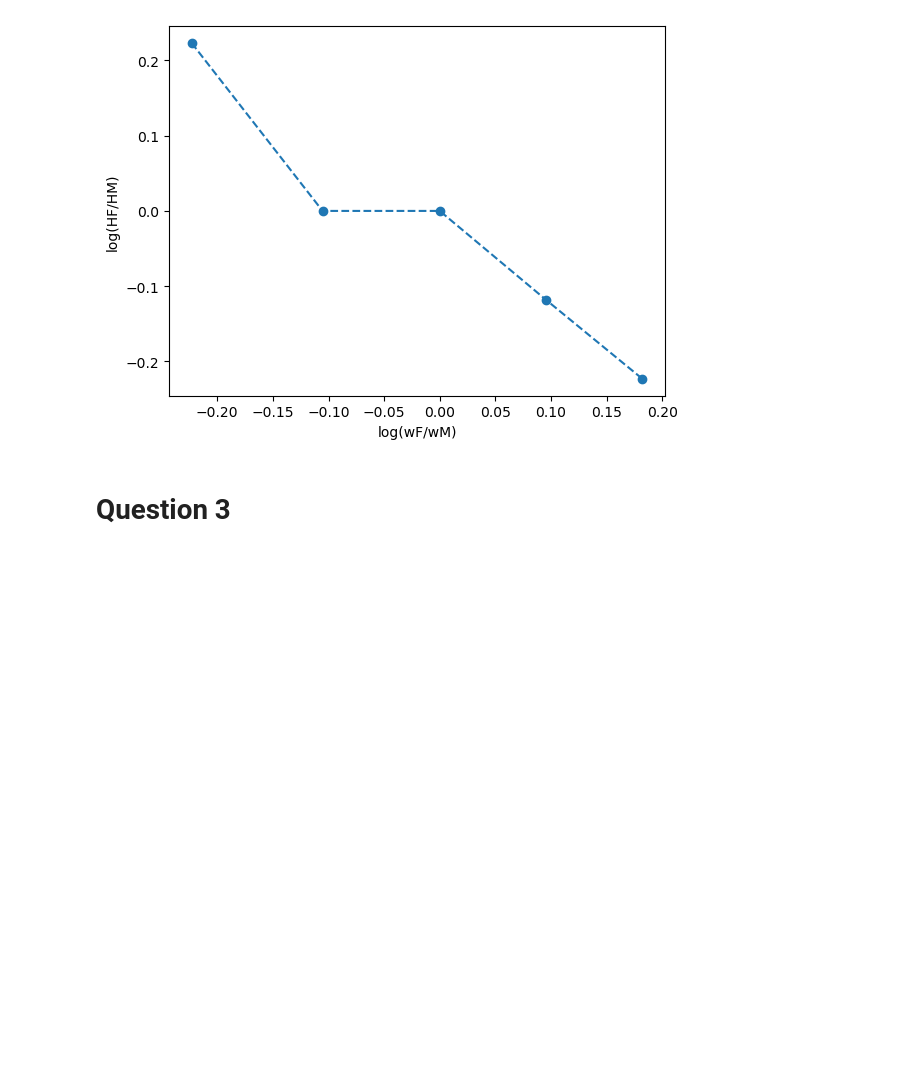
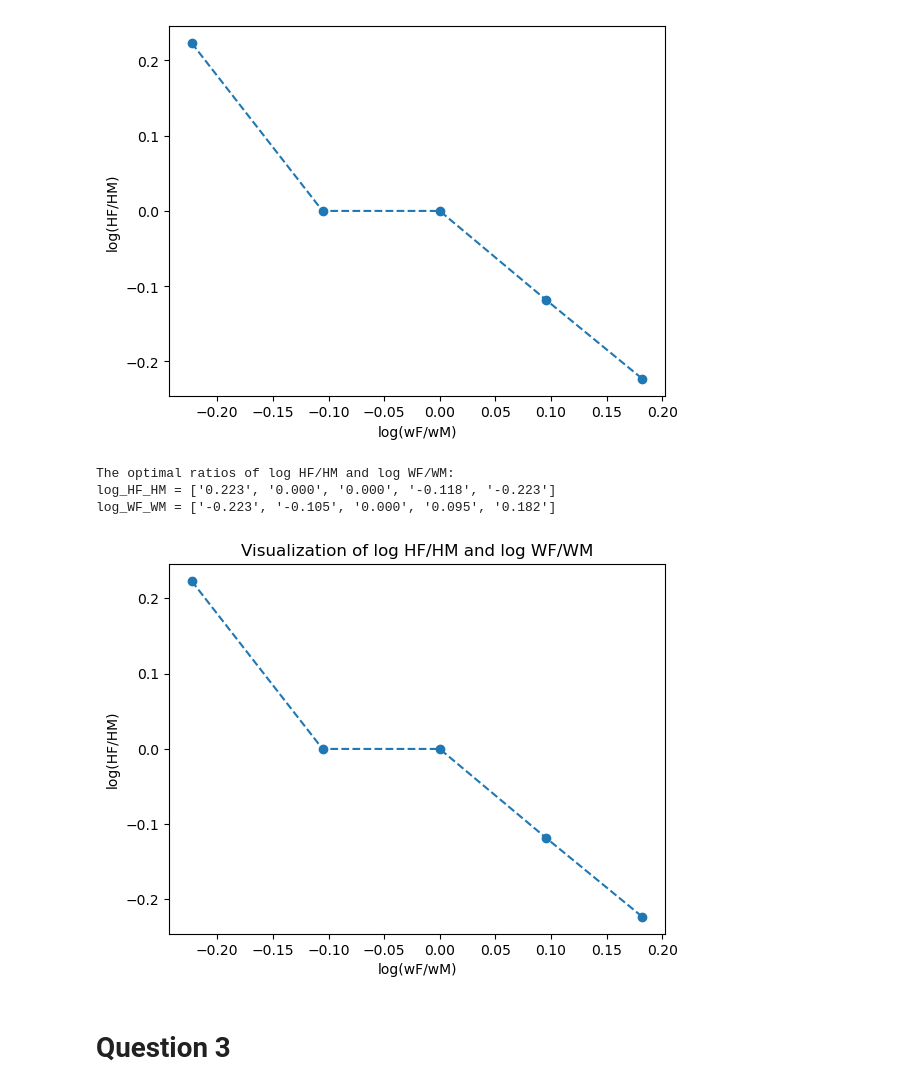
Before and after one commit to NumEconCopenhagen/projects-2023-mes, a Jupyter notebook: inauguralproject/inauguralproject.ipynb, the cells around one changed output. Cells and saved outputs as stored; diff of their text form; code cells hidden in the pictures; blank space fills up the shorter version.

```diff
--- a/inauguralproject/inauguralproject.ipynb
+++ b/inauguralproject/inauguralproject.ipynb
@@ -145,6 +176,43 @@ The optimal ratios of log HF/HM and log wF/wM
 
  Visualisation of log HF/HM and logwF/wM
 [figure]
+# %%
+# Create an instance of the class
+model = HouseholdSpecializationModelClass()
+
+# Create empty lists for log HF/HM and log WF/WM
+log_HF_HM = []
+log_WF_WM = []
+
+# Loop over the different elements in wF_vec
+for wF in model.par.wF_vec:
+    model.par.wF = wF  # Set wF to model.par.wF
+    discrete = model.solve_discrete()  # Solve the model for the different wF's
+    log_HF_HM.append(math.log(discrete.HF / discrete.HM))  # Append the log of HF/HM to log_HF_HM
+    log_WF_WM.append(math.log(wF / 1))  # Append the log of WF/WM to log_WF_WM (WM is constantly 1)
+
+# Format the solution lists to three decimal places
+formatted_log_HF_HM = ['{:.3f}'.format(num) for num in log_HF_HM]
+formatted_log_WF_WM = ['{:.3f}'.format(num) for num in log_WF_WM]
+
+# Print the optimal ratios
+print('The optimal ratios of log HF/HM and log WF/WM:')
+print('log_HF_HM =', formatted_log_HF_HM)
+print('log_WF_WM =', formatted_log_WF_WM)
+
+# Plot the optimal ratios
+plt.plot(log_WF_WM, log_HF_HM, 'o--')
+plt.xlabel('log(wF/wM)')
+plt.ylabel('log(HF/HM)')
+plt.title('Visualization of log HF/HM and log WF/WM')
+
+# Show the plot
+plt.show()
+# %% [output]
+The optimal ratios of log HF/HM and log WF/WM:
+log_HF_HM = ['0.223', '0.000', '0.000', '-0.118', '-0.223']
+log_WF_WM = ['-0.223', '-0.105', '0.000', '0.095', '0.182']
+[figure, added]
 # %% [markdown]
 # Question 3
 # %% [markdown]
```
Also changed, not shown: parts of 8 cells of this notebook.
